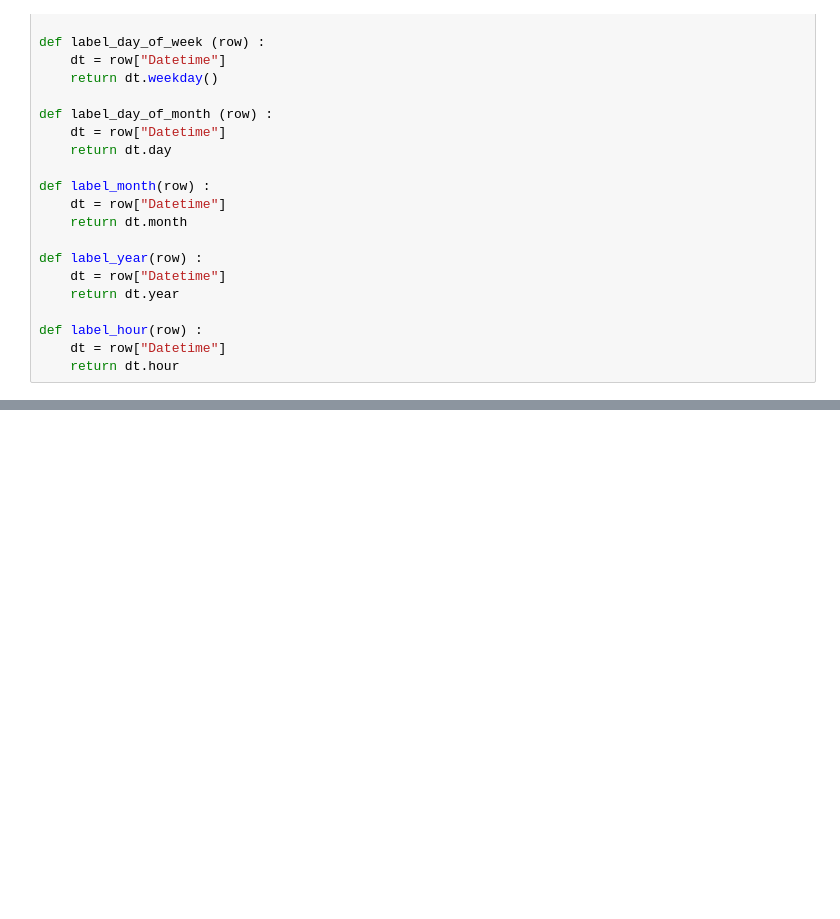
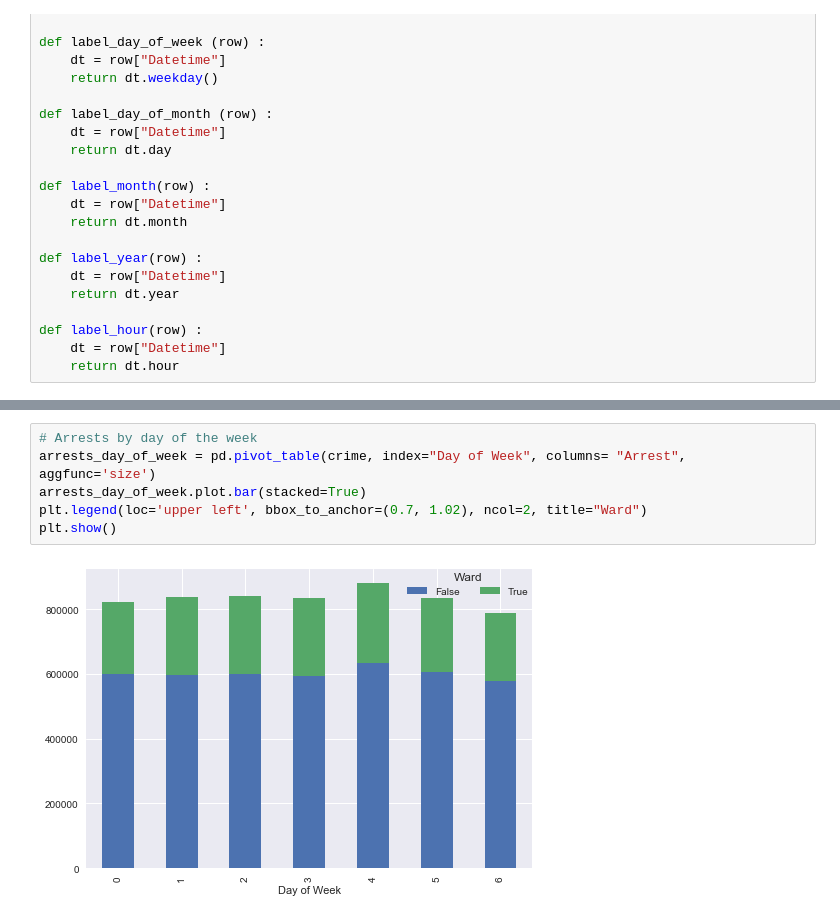
Before and after one commit to SakthivelRavi/ArrestPrediction, a Jupyter notebook: Visualizations.ipynb, the cells around one changed output, grey strips where cells are left out. Cells and saved outputs as stored; diff of their text form; blank space fills up the shorter version.

Commit message:
Visualizations done

```diff
--- a/Visualizations.ipynb
+++ b/Visualizations.ipynb
@@ -127 +129,9 @@ crime["Hour"] = crime.apply(lambda row : label_hour(row), axis = 1)
+# %%
+# Arrests by day of the week
+arrests_day_of_week = pd.pivot_table(crime, index="Day of Week", columns= "Arrest", aggfunc='size')
+arrests_day_of_week.plot.bar(stacked=True)
+plt.legend(loc='upper left', bbox_to_anchor=(0.7, 1.02), ncol=2, title="Ward")
+plt.show()
+# %% [output]
+[figure, added]
 # %%
```
Also changed, not shown: parts of 5 cells of this notebook.
